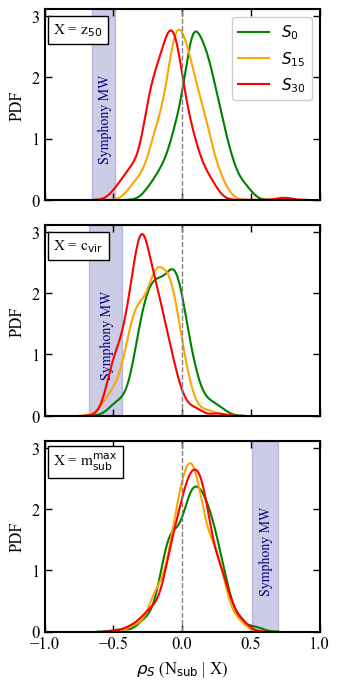
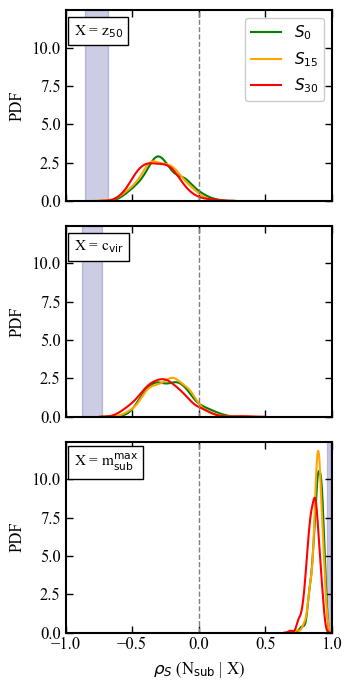
The change to this notebook cell's code, shown as a diff; its figure went from the first image to the second:
--- before
+++ after
@@ -25,7 +25,7 @@
 axes[2].axvspan(sym_rhom_fid-sym_rho_errm_fid, sym_rhom_fid+sym_rho_errm_fid, color="navy", alpha=0.2)
 
-axes[0].text(-0.61, 0.65, s="Symphony MW", rotation='vertical', c="navy")
-axes[1].text(-0.6, 0.65, s="Symphony MW", rotation='vertical', c="navy", zorder=0)
-axes[2].text(0.56, 0.65, s="Symphony MW", rotation='vertical', c="navy", zorder=0)
+# axes[0].text(-0.61, 0.65, s="Symphony MW", rotation='vertical', c="navy")
+# axes[1].text(-0.6, 0.65, s="Symphony MW", rotation='vertical', c="navy", zorder=0)
+# axes[2].text(0.56, 0.65, s="Symphony MW", rotation='vertical', c="navy", zorder=0)
 
 axes[0].set_xlim(-1,1)

Commit: adding in the convergence test on S0HR